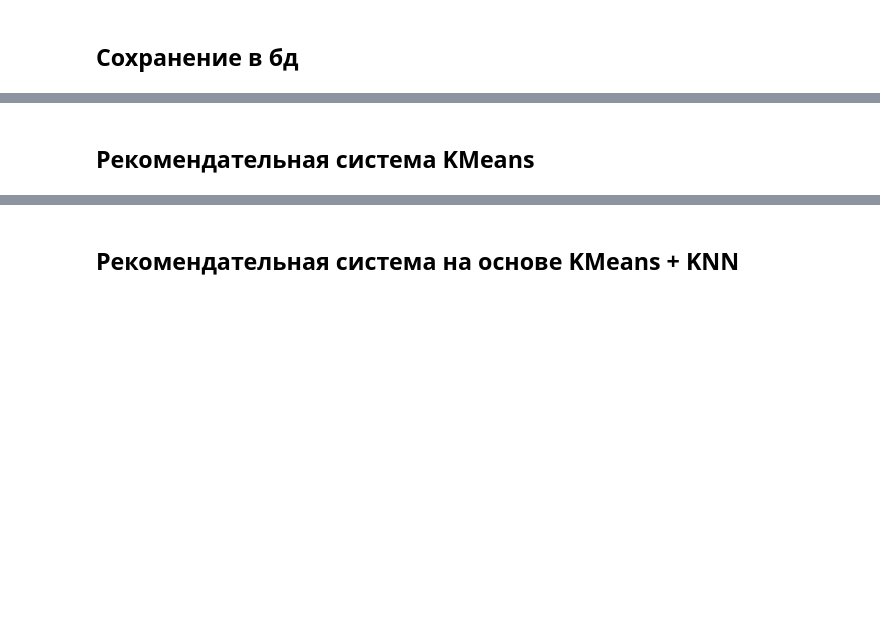
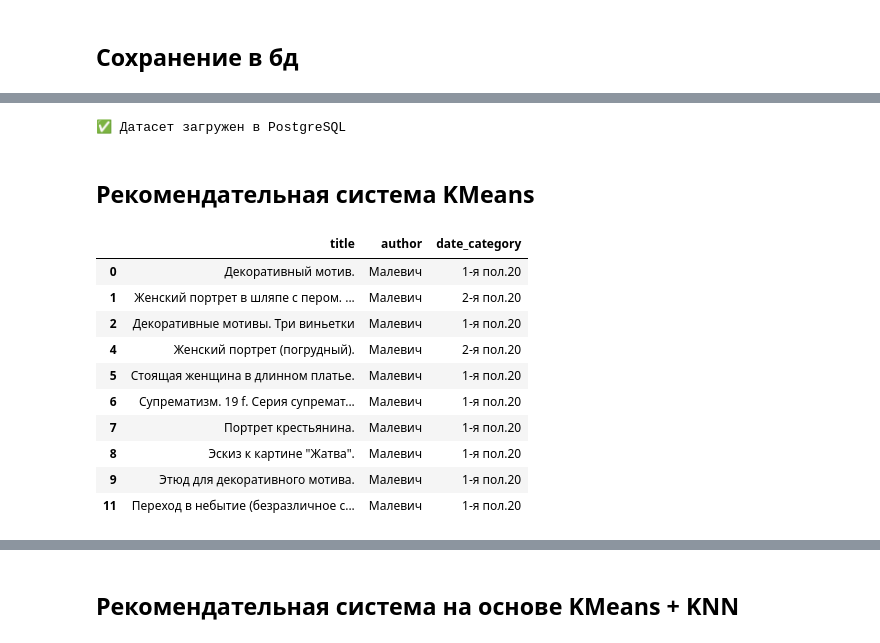
Before and after one commit to servgri/hackaton_1, a Jupyter notebook: Model/EDA - copy.ipynb, the cells around one changed output, grey strips where cells are left out. Cells and saved outputs as stored; diff of their text form; code cells hidden in the pictures; blank space fills up the shorter version.

```diff
--- a/Model/EDA - copy.ipynb
+++ b/Model/EDA - copy.ipynb
@@ -710,7 +1088,6 @@ session = Session()
 # %%
 df['embeddings'] = df['embeddings'].apply(lambda x: x.tolist())
 # %%
-# Пример использования tqdm с to_sql
 try:
     chunksize = 10  # Размер батча
     num_chunks = len(df) // chunksize + 1
@@ -718,7 +1095,7 @@ try:
     # Создаем прогресс-бар с tqdm
     with tqdm(total=num_chunks, desc="Загрузка в PostgreSQL") as pbar:
         for start in range(0, len(df), chunksize):
-            df.iloc[start:start + chunksize].to_sql("images", engine, if_exists="append", index=False,
+            df.iloc[start:start + chunksize].to_sql("images", engine, if_exists="append", index=True, index_label="id",
                                                     chunksize=chunksize)
             pbar.update(1)
 
@@ -728,13 +1105,15 @@ except Exception as e:
     print(f"❌ Ошибка: {e}")
 finally:
     session.close()
+# %% [output]
+✅ Датасет загружен в PostgreSQL
 # %% [markdown]
 ## Рекомендательная система KMeans
 # %%
 # Рекомендация экспонатов по кластеру
 def recommend_by_cluster(query, data, kmeans_model, n_recommendations=10):
     # Получаем эмбеддинг запроса
-    query_embedding = get_embeddings([query]).numpy()
+    query_embedding = get_embeddings([query])
 
     # Приводим эмбеддинг к типу float32
     query_embedding = query_embedding.astype(np.float32)
@@ -745,8 +1124,30 @@ def recommend_by_cluster(query, data, kmeans_model, n_recommendations=10):
     # Рекомендуем экспонаты из того же кластера
     recommended_items = data[data['cluster'] == query_cluster[0]].head(n_recommendations)
     return recommended_items
+# %%
+def lemmatize_text_spacy(text):
+    doc = nlp(text.lower())  # Приводим к нижнему регистру
+    lemmatized_words = [
+        token.lemma_ for token in doc
+        if token.is_alpha  # Убираем числа и знаки препинания
+        and len(token.lemma_) > 1  # Исключаем отдельные буквы
+        and token.lemma_ not in STOP_WORDS  # Исключаем стоп-слова
+    ]
+    return ' '.join(lemmatized_words)
 # %%
 # Пример: Рекомендуем экспонаты для пользователя с запросом
 user_query = "картина, изображающая пейзаж с озером"
-recommended_items = recommend_by_cluster(user_query, df, kmeans_model)
+recommended_items = recommend_by_cluster(lemmatize_text_spacy(user_query), df, kmeans_model)
 recommended_items[['title', 'author', 'date_category']]
+# %% [output]
+|  | title | author | date_category |
+| 0 | Декоративный мотив. | Малевич | 1-я пол.20 |
+| 1 | Женский портрет в шляпе с пером. ... | Малевич | 2-я пол.20 |
+| 2 | Декоративные мотивы. Три виньетки | Малевич | 1-я пол.20 |
+| 4 | Женский портрет (погрудный). | Малевич | 2-я пол.20 |
+| 5 | Стоящая женщина в длинном платье. | Малевич | 1-я пол.20 |
+| 6 | Супрематизм. 19 f. Серия супремат... | Малевич | 1-я пол.20 |
+| 7 | Портрет крестьянина. | Малевич | 1-я пол.20 |
+| 8 | Эскиз к картине "Жатва". | Малевич | 1-я пол.20 |
+| 9 | Этюд для декоративного мотива. | Малевич | 1-я пол.20 |
+| 11 | Переход в небытие (безразличное с... | Малевич | 1-я пол.20 |
```
Also changed, not shown: parts of 61 cells of this notebook.
